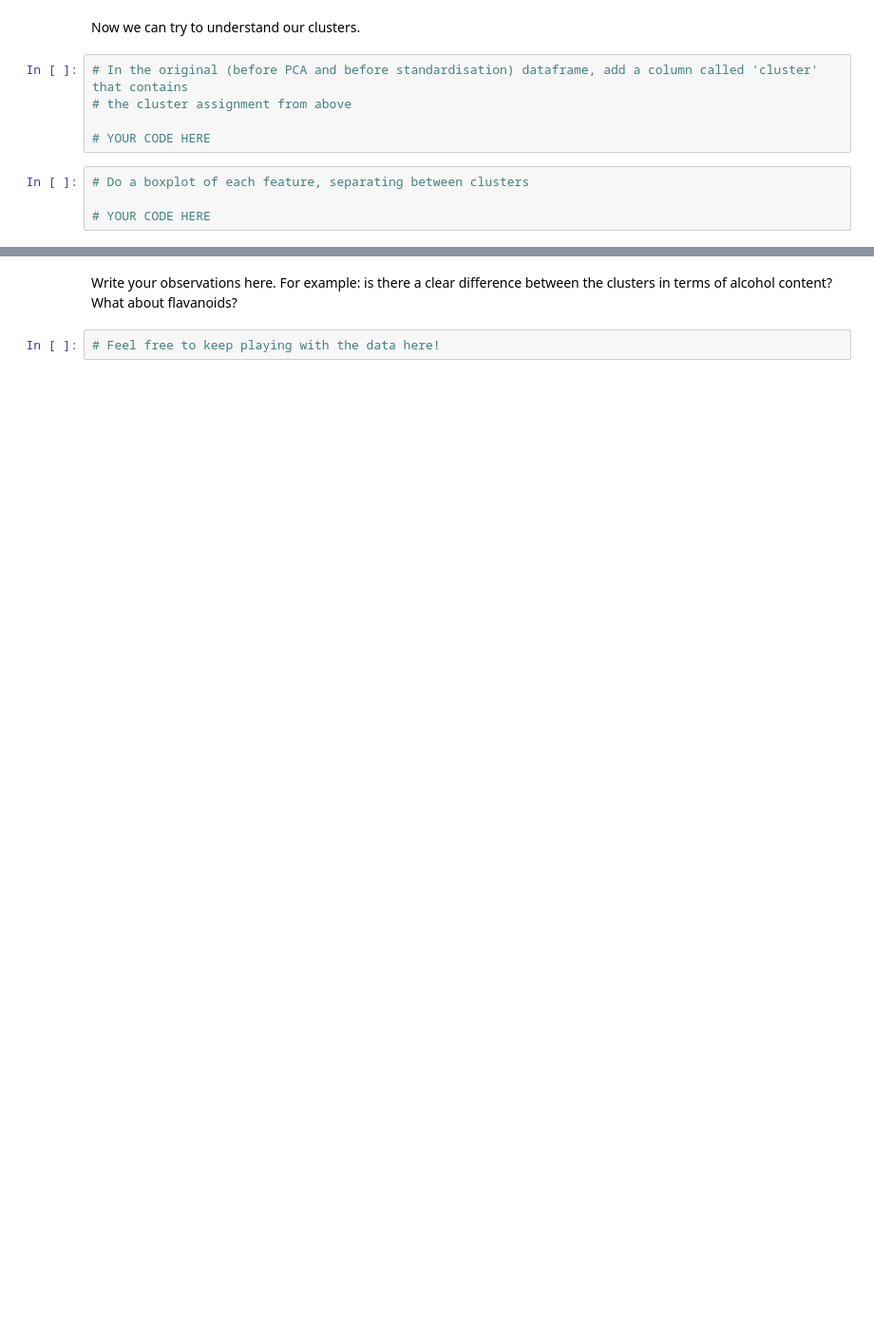
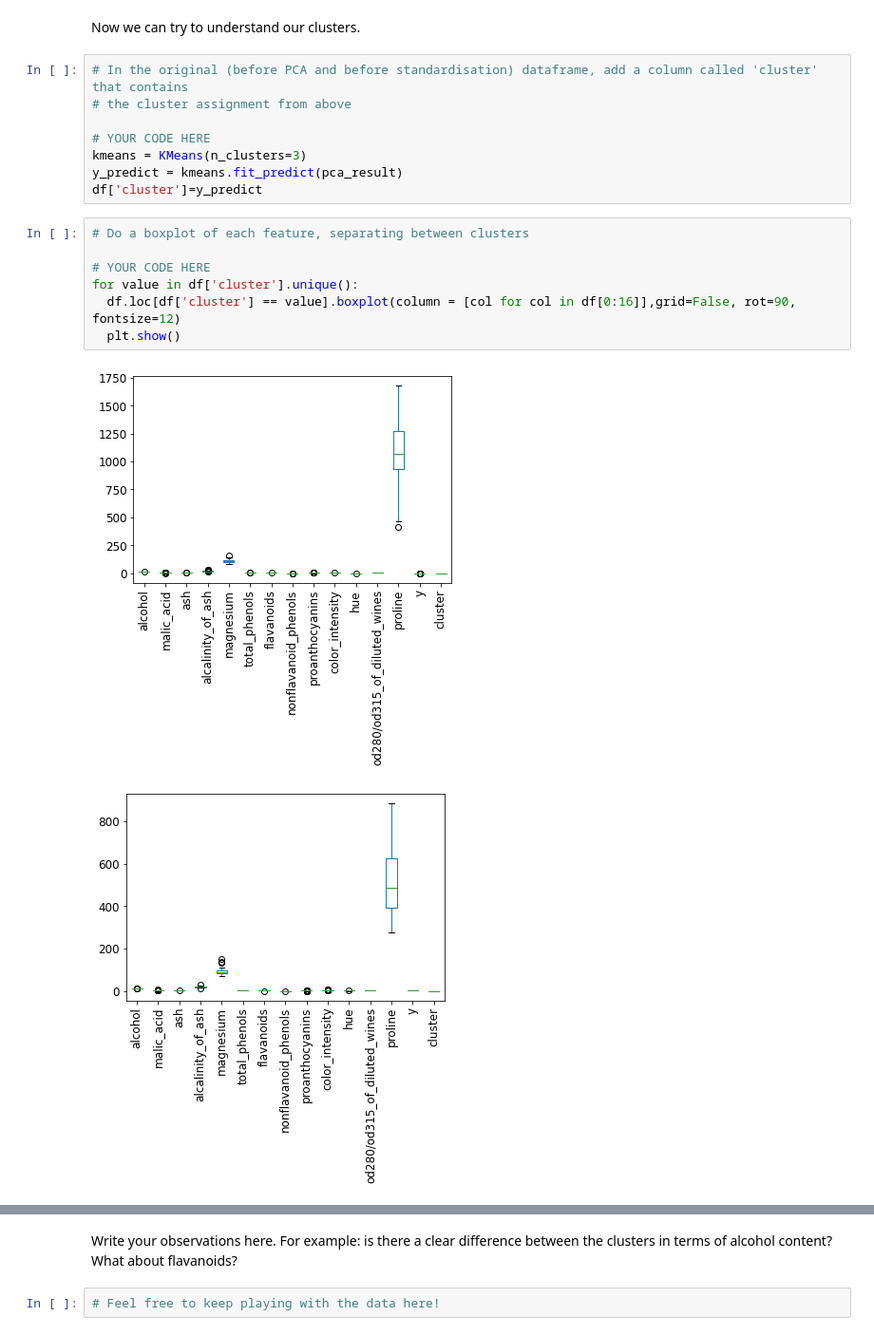
Before and after one commit to cyberanalyst268/Data-Science-and-Decision-Making, a Jupyter notebook: exploration/lab_exploration.ipynb, the cells around one changed output, grey strips where cells are left out. Shown at 95% size. Saved outputs shown, nothing was run; the diff lists cells and outputs as text; blank space fills up the shorter version.

```diff
--- a/exploration/lab_exploration.ipynb
+++ b/exploration/lab_exploration.ipynb
@@ -291,7 +291,16 @@ Now we can try to understand our clusters.
 # the cluster assignment from above
 
 # YOUR CODE HERE
+kmeans = KMeans(n_clusters=3)
+y_predict = kmeans.fit_predict(pca_result)
+df['cluster']=y_predict
 # %%
 # Do a boxplot of each feature, separating between clusters
 
 # YOUR CODE HERE
+for value in df['cluster'].unique():
+  df.loc[df['cluster'] == value].boxplot(column = [col for col in df[0:16]],grid=False, rot=90, fontsize=12)
+  plt.show()
+# %% [output]
+[figure, added]
+[figure, added]
```
Also changed, not shown: parts of 3 cells of this notebook.
